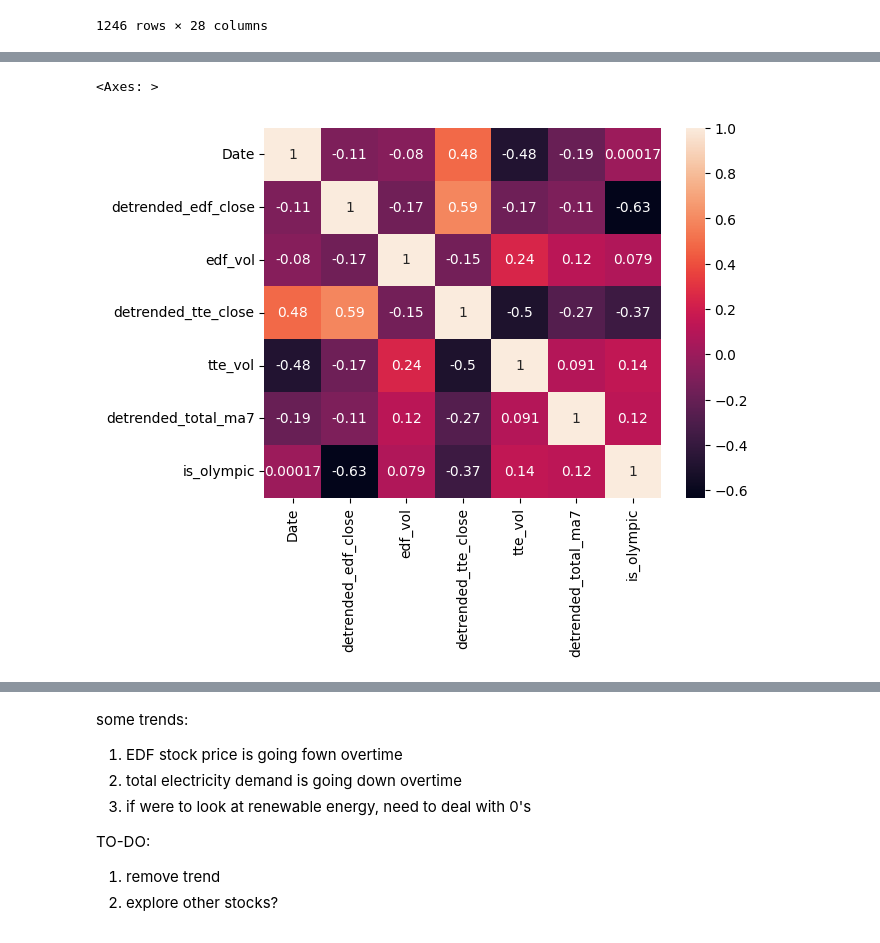
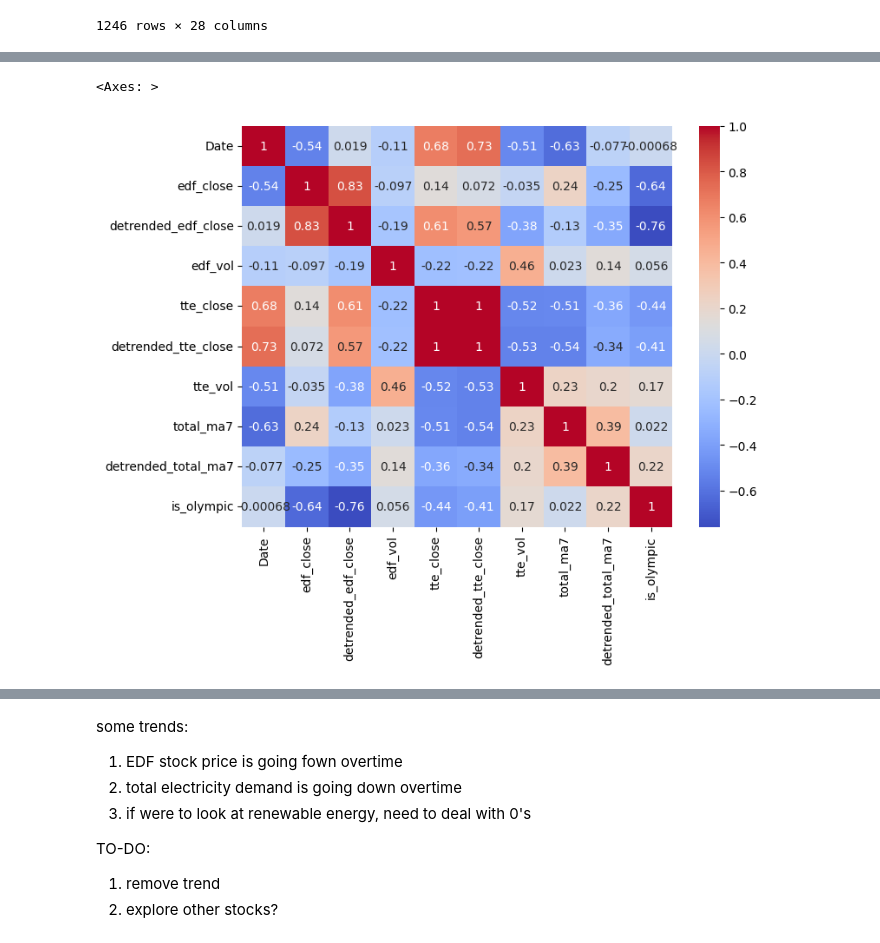
Before and after one commit to nancii-jif/olympics-energy-forecast, a Jupyter notebook: combined_eda.ipynb, the cells around one changed output, grey strips where cells are left out. Cells and saved outputs as stored; diff of their text form; code cells hidden in the pictures.

```diff
--- a/combined_eda.ipynb
+++ b/combined_eda.ipynb
@@ -293,8 +293,9 @@ df_sm_summer
-# %%
-sns.heatmap(df_sm.corr(), annot = True)
-# %% [output]
-<Axes: >
-[figure, removed]
+# %%
+plt.figure(figsize=(8, 6))
+sns.heatmap(df_sm_summer.corr(), annot = True, cmap='coolwarm')
+# %% [output]
+<Axes: >
+[figure, added]
 # %%
 df_sm
 # %% [output]
```
Also changed, not shown: parts of 7 cells of this notebook.
